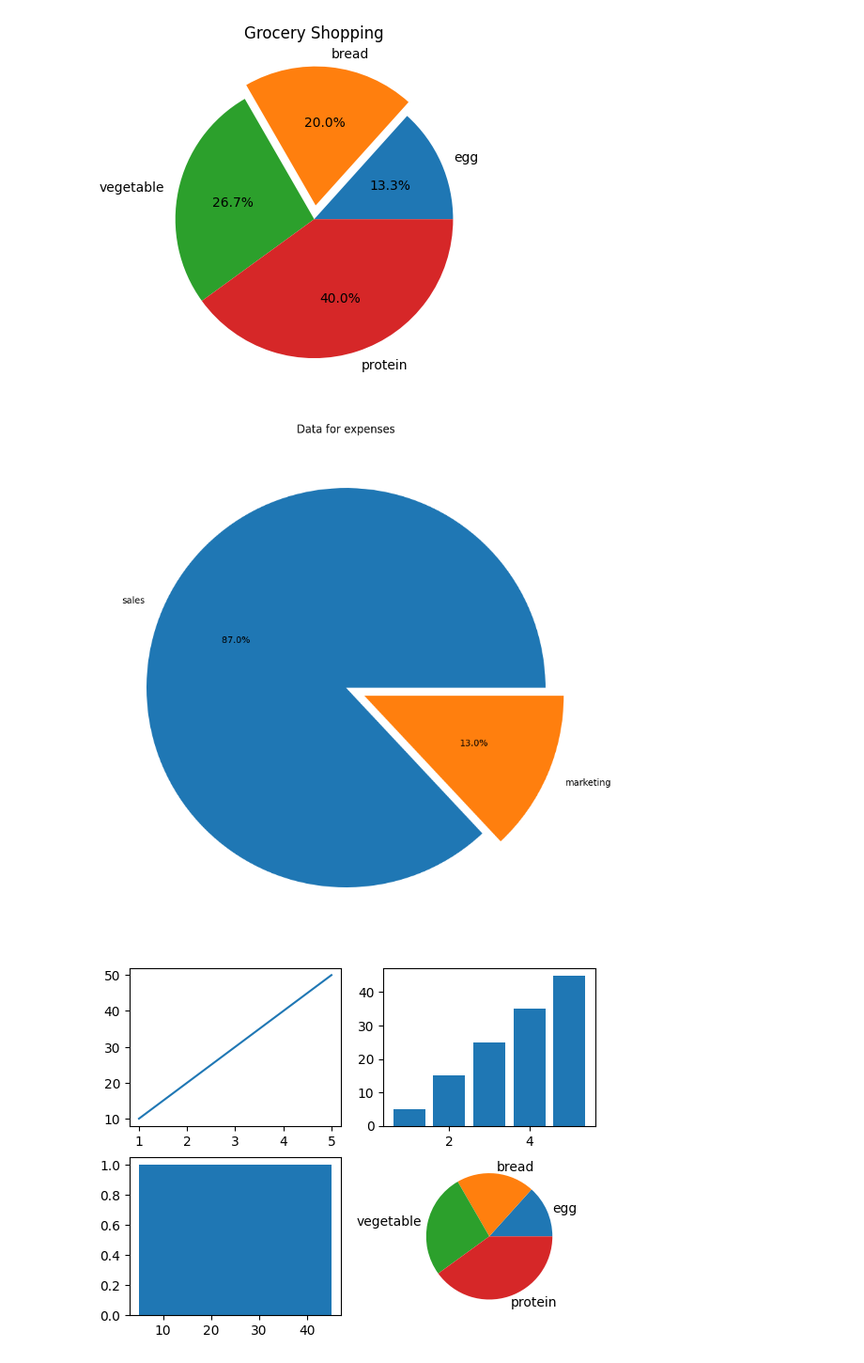
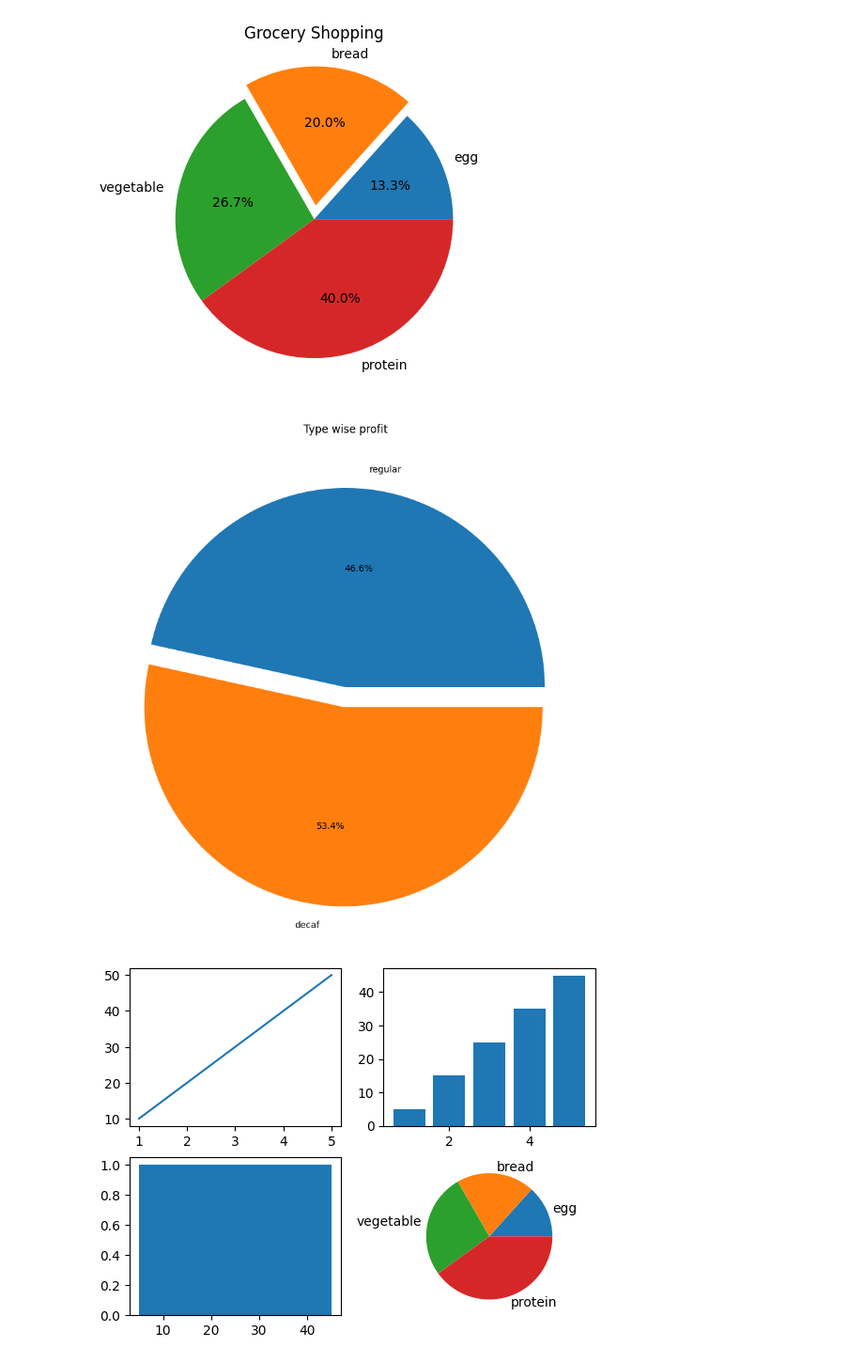
Before and after one commit to KhmAsif/IMSE441Spring24, a Jupyter notebook: Bootcamp.ipynb, the cells around one changed output. Shown at 94% size. Cells and saved outputs as stored; diff of their text form; code cells hidden in the pictures.

```diff
--- a/Bootcamp.ipynb
+++ b/Bootcamp.ipynb
@@ -762,15 +762,18 @@ plt.title('Grocery Shopping')
 plt.show()
 # %% [output]
 [figure]
+# %%
+reg= coffee[coffee['Type'] =='Regular']
+dec= coffee[coffee['Type'] =='Decaf']
 # %%
-expense=['sales', 'marketing']
-values=[coffee['Sales'].mean(), coffee['Marketing'].mean()]
+type_1=['regular', 'decaf']
+profit=[reg['Profit'].mean(), dec['Profit'].mean()]
 plt.figure(figsize=(10,10))
-plt.pie(values,labels= expense, autopct='%.1f%%', explode=[.0, .1])
-plt.title('Data for expenses' )
+plt.pie(profit,labels= type_1, autopct='%.1f%%', explode=[.0, .1])
+plt.title('Type wise profit' )
 plt.show()
 # %% [output]
-[figure, old version]
+[figure, new version]
 # %%
 fig, ((ax1, ax2), (ax3,ax4)) = plt.subplots(nrows=2,ncols=2)
 ax1.plot()
```
Also changed, not shown: parts of 1 cell of this notebook.
